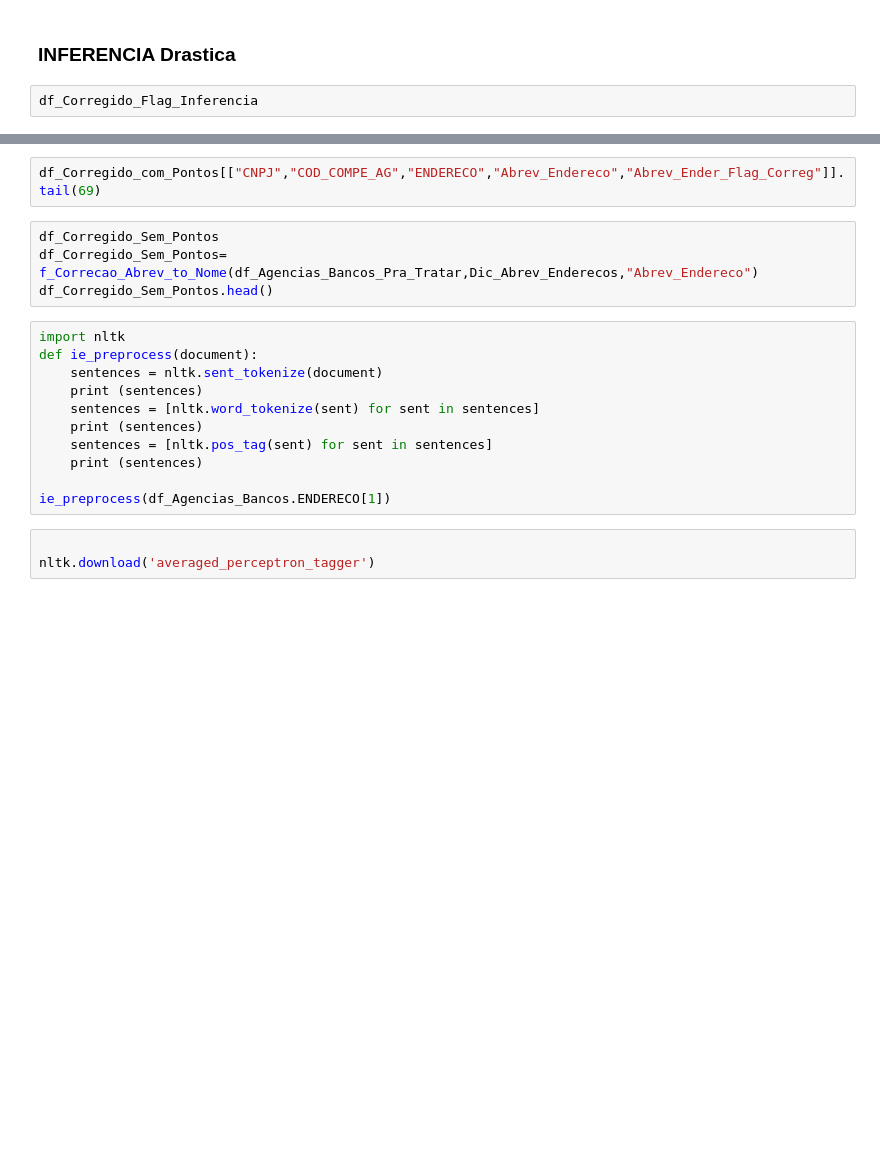
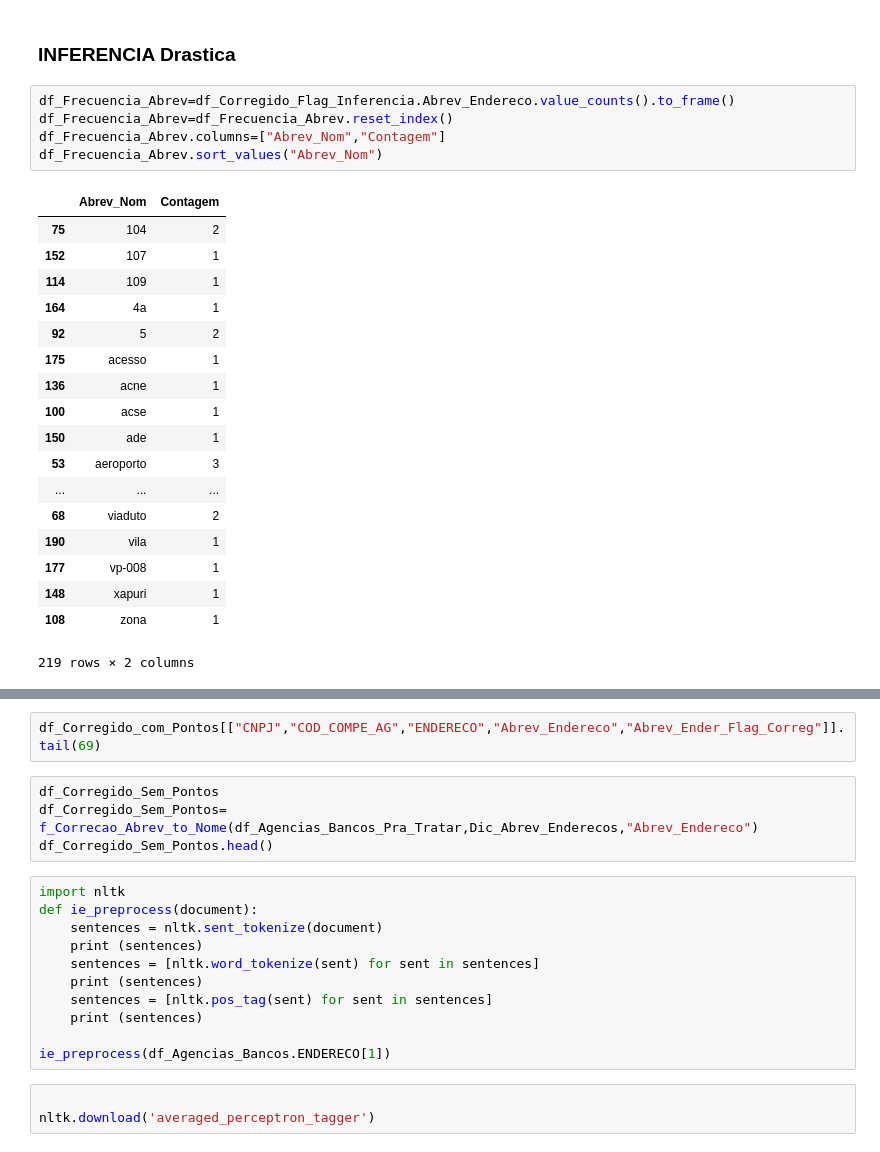
Before and after one commit to valdiviaguevara/DATASETS_TEST, a Jupyter notebook: Correios.ipynb, the cells around one changed output, grey strips where cells are left out. Saved outputs shown, nothing was run; the diff lists cells and outputs as text; blank space fills up the shorter version.

```diff
--- a/Correios.ipynb
+++ b/Correios.ipynb
@@ -190,4 +203,26 @@ Quantidade de Enderecos para Tratar: 1547
 # %% [markdown]
 ### INFERENCIA Drastica
-# %%
-df_Corregido_Flag_Inferencia
+# %%
+df_Frecuencia_Abrev=df_Corregido_Flag_Inferencia.Abrev_Endereco.value_counts().to_frame()
+df_Frecuencia_Abrev=df_Frecuencia_Abrev.reset_index()
+df_Frecuencia_Abrev.columns=["Abrev_Nom","Contagem"]
+df_Frecuencia_Abrev.sort_values("Abrev_Nom")
+# %% [output]
+|  | Abrev_Nom | Contagem |
+| 75 | 104 | 2 |
+| 152 | 107 | 1 |
+| 114 | 109 | 1 |
+| 164 | 4a | 1 |
+| 92 | 5 | 2 |
+| 175 | acesso | 1 |
+| 136 | acne | 1 |
+| 100 | acse | 1 |
+| 150 | ade | 1 |
+| 53 | aeroporto | 3 |
+| ... | ... | ... |
+| 68 | viaduto | 2 |
+| 190 | vila | 1 |
+| 177 | vp-008 | 1 |
+| 148 | xapuri | 1 |
+| 108 | zona | 1 |
+219 rows × 2 columns
```
Also changed, not shown: parts of 16 cells of this notebook.
